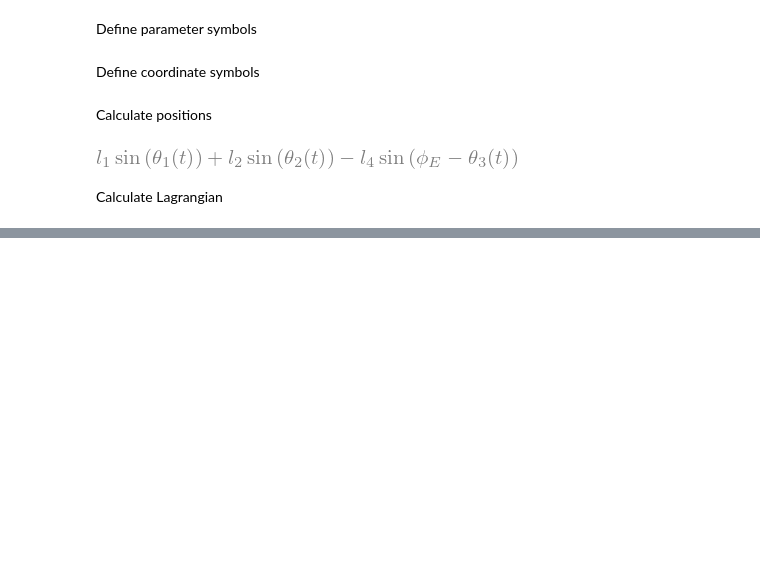
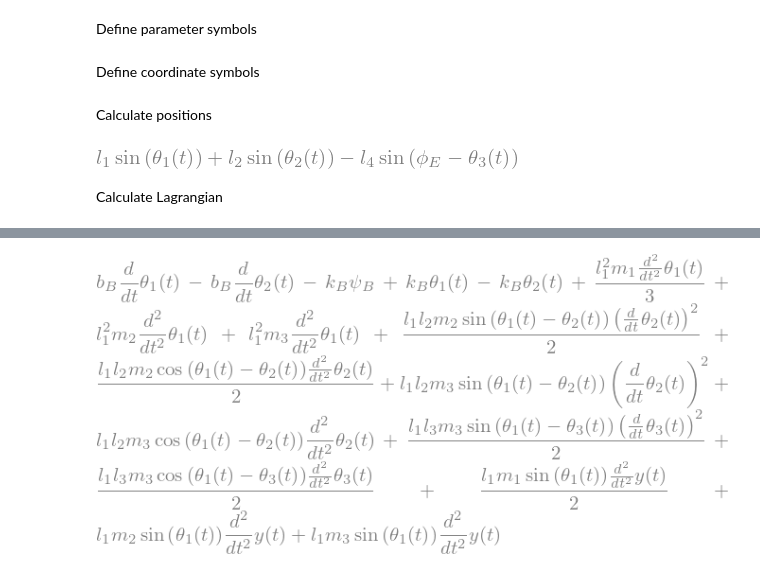
Before and after one commit to yobelabraham/ME469-Group1, a Jupyter notebook: Symbolic Computing/equations.ipynb, the cells around one changed output, grey strips where cells are left out. Drawn from its saved outputs; the diff is of its cells as text; code cells hidden in the pictures; blank space fills up the shorter version.

```diff
--- a/Symbolic Computing/equations.ipynb
+++ b/Symbolic Computing/equations.ipynb
@@ -172,0 +180,5 @@ const_TLO_u_D = u_D + v
+# %%
+# theta_1
+simplify(diff(diff(T, omega_1), t) - diff(T, theta_1) + diff(D, omega_1) + diff(V, theta_1))
+# %% [output]
+[figure, added]
```
Also changed, not shown: parts of 4 cells of this notebook.
